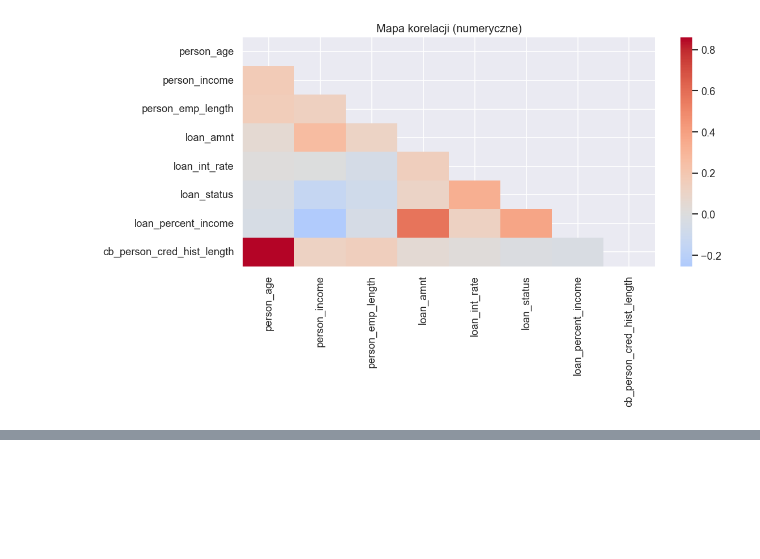
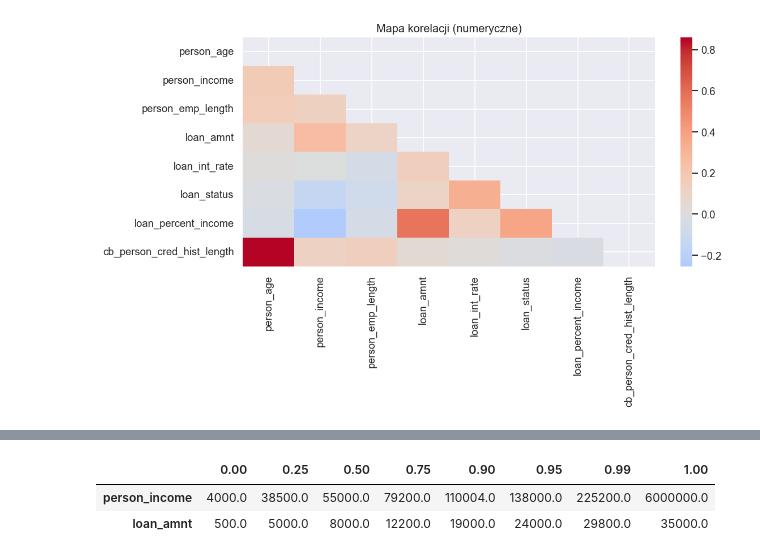
Before and after one commit to PJATK-ASI-2024/ai_project_credit_scoring, a Jupyter notebook: notebooks/EDA_credit_scoring.ipynb, the cells around one changed output, grey strips where cells are left out. Saved outputs shown, nothing was run; the diff lists cells and outputs as text; code cells hidden in the pictures; blank space fills up the shorter version.

```diff
--- a/notebooks/EDA_credit_scoring.ipynb
+++ b/notebooks/EDA_credit_scoring.ipynb
@@ -147,0 +261,6 @@ if len(num_cols) > 0:
+# %%
+df[["person_income","loan_amnt"]].quantile([0, .25, .5, .75, .9, .95, .99, 1]).T
+# %% [output]
+|  | 0.00 | 0.25 | 0.50 | 0.75 | 0.90 | 0.95 | 0.99 | 1.00 |
+| person_income | 4000.0 | 38500.0 | 55000.0 | 79200.0 | 110004.0 | 138000.0 | 225200.0 | 6000000.0 |
+| loan_amnt | 500.0 | 5000.0 | 8000.0 | 12200.0 | 19000.0 | 24000.0 | 29800.0 | 35000.0 |
```
Also changed, not shown: parts of 8 cells of this notebook, 1 other file.
